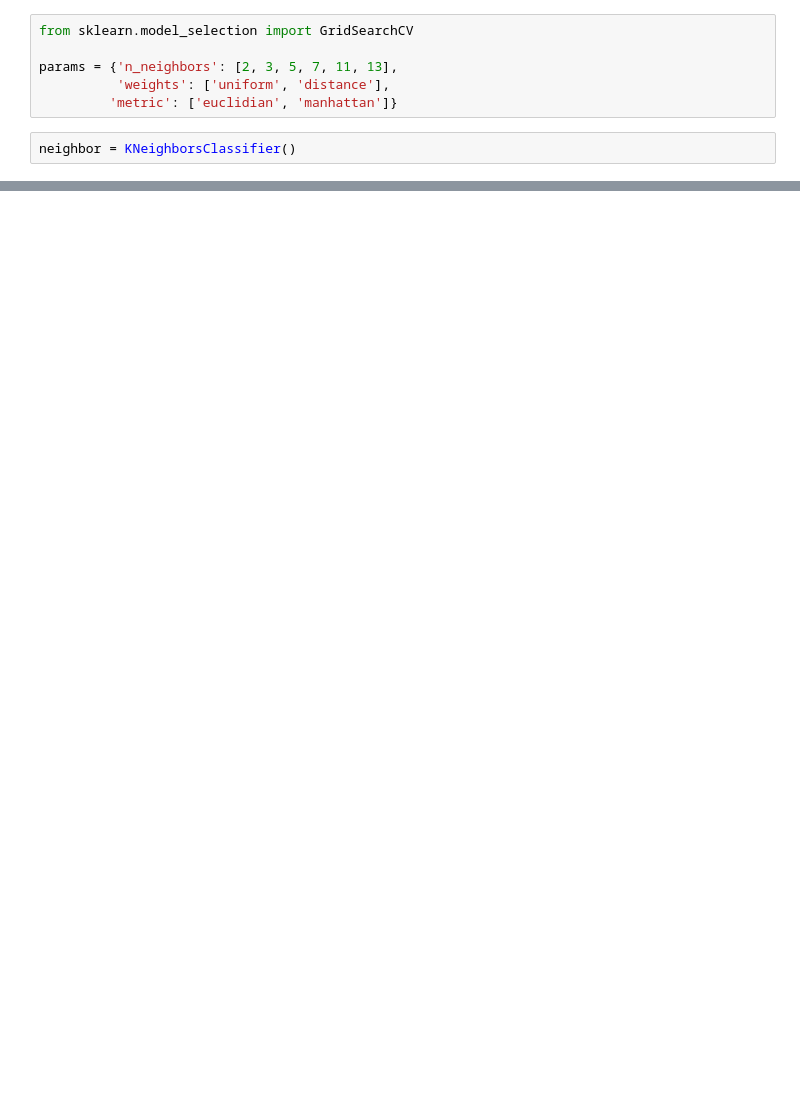
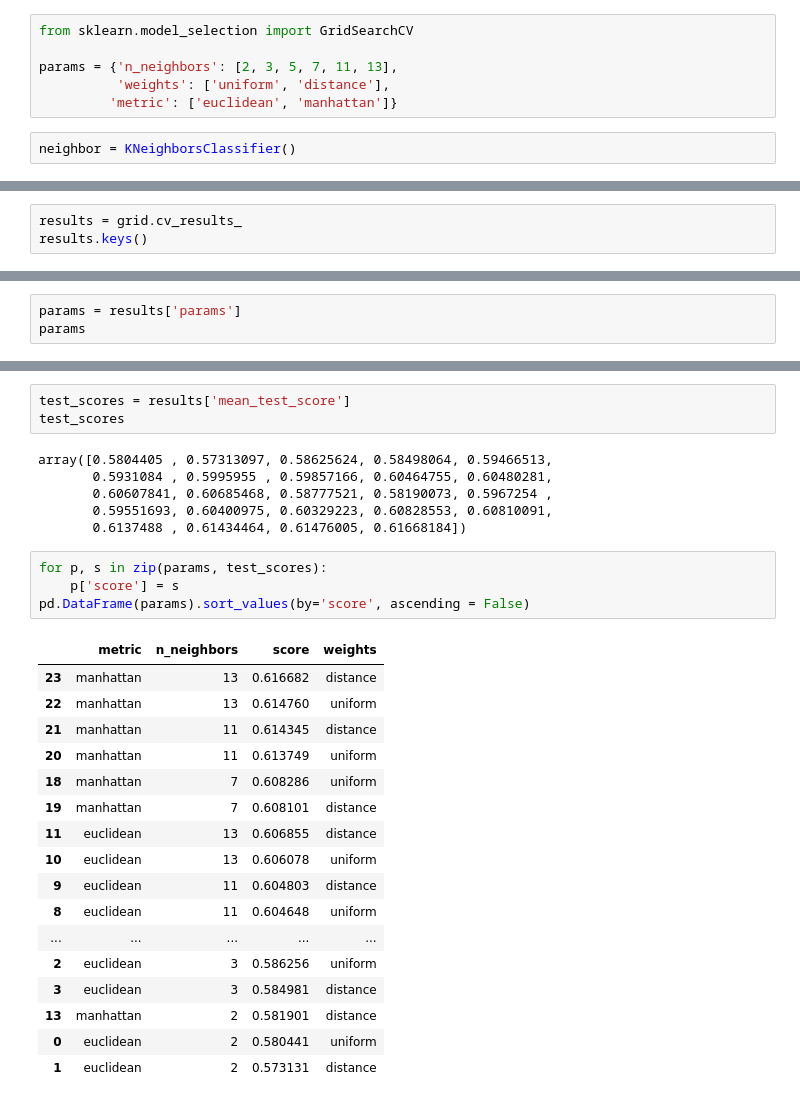
Before and after one commit to soslin/ds-methodologies-exercises, a Jupyter notebook: advanced_topics/cross_validation.ipynb, the cells around one changed output, grey strips where cells are left out. Cells and saved outputs as stored; diff of their text form; blank space fills up the shorter version.

```diff
--- a/advanced_topics/cross_validation.ipynb
+++ b/advanced_topics/cross_validation.ipynb
@@ -151,6 +168,6 @@ from sklearn.model_selection import GridSearchCV
 
 params = {'n_neighbors': [2, 3, 5, 7, 11, 13],
           'weights': ['uniform', 'distance'],
-         'metric': ['euclidian', 'manhattan']}
+         'metric': ['euclidean', 'manhattan']}
 # %%
 neighbor = KNeighborsClassifier()
@@ -164,0 +215,3 @@ ValueError: Metric 'euclidian' not valid. Use sorted(sklearn.neighbors.VALID_MET
+# %%
+results = grid.cv_results_
+results.keys()
@@ -164,0 +229,3 @@ ValueError: Metric 'euclidian' not valid. Use sorted(sklearn.neighbors.VALID_MET
+# %%
+params = results['params']
+params
@@ -164,0 +250,31 @@ ValueError: Metric 'euclidian' not valid. Use sorted(sklearn.neighbors.VALID_MET
+# %%
+test_scores = results['mean_test_score']
+test_scores
+# %% [output]
+array([0.5804405 , 0.57313097, 0.58625624, 0.58498064, 0.59466513,
+       0.5931084 , 0.5995955 , 0.59857166, 0.60464755, 0.60480281,
+       0.60607841, 0.60685468, 0.58777521, 0.58190073, 0.5967254 ,
+       0.59551693, 0.60400975, 0.60329223, 0.60828553, 0.60810091,
+       0.6137488 , 0.61434464, 0.61476005, 0.61668184])
+# %%
+for p, s in zip(params, test_scores):
+    p['score'] = s
+pd.DataFrame(params).sort_values(by='score', ascending = False)
+# %% [output]
+|  | metric | n_neighbors | score | weights |
+| 23 | manhattan | 13 | 0.616682 | distance |
+| 22 | manhattan | 13 | 0.614760 | uniform |
+| 21 | manhattan | 11 | 0.614345 | distance |
+| 20 | manhattan | 11 | 0.613749 | uniform |
+| 18 | manhattan | 7 | 0.608286 | uniform |
+| 19 | manhattan | 7 | 0.608101 | distance |
+| 11 | euclidean | 13 | 0.606855 | distance |
+| 10 | euclidean | 13 | 0.606078 | uniform |
+| 9 | euclidean | 11 | 0.604803 | distance |
+| 8 | euclidean | 11 | 0.604648 | uniform |
+| ... | ... | ... | ... | ... |
+| 2 | euclidean | 3 | 0.586256 | uniform |
+| 3 | euclidean | 3 | 0.584981 | distance |
+| 13 | manhattan | 2 | 0.581901 | distance |
+| 0 | euclidean | 2 | 0.580441 | uniform |
+| 1 | euclidean | 2 | 0.573131 | distance |
```
Also changed, not shown: parts of 12 cells of this notebook.
